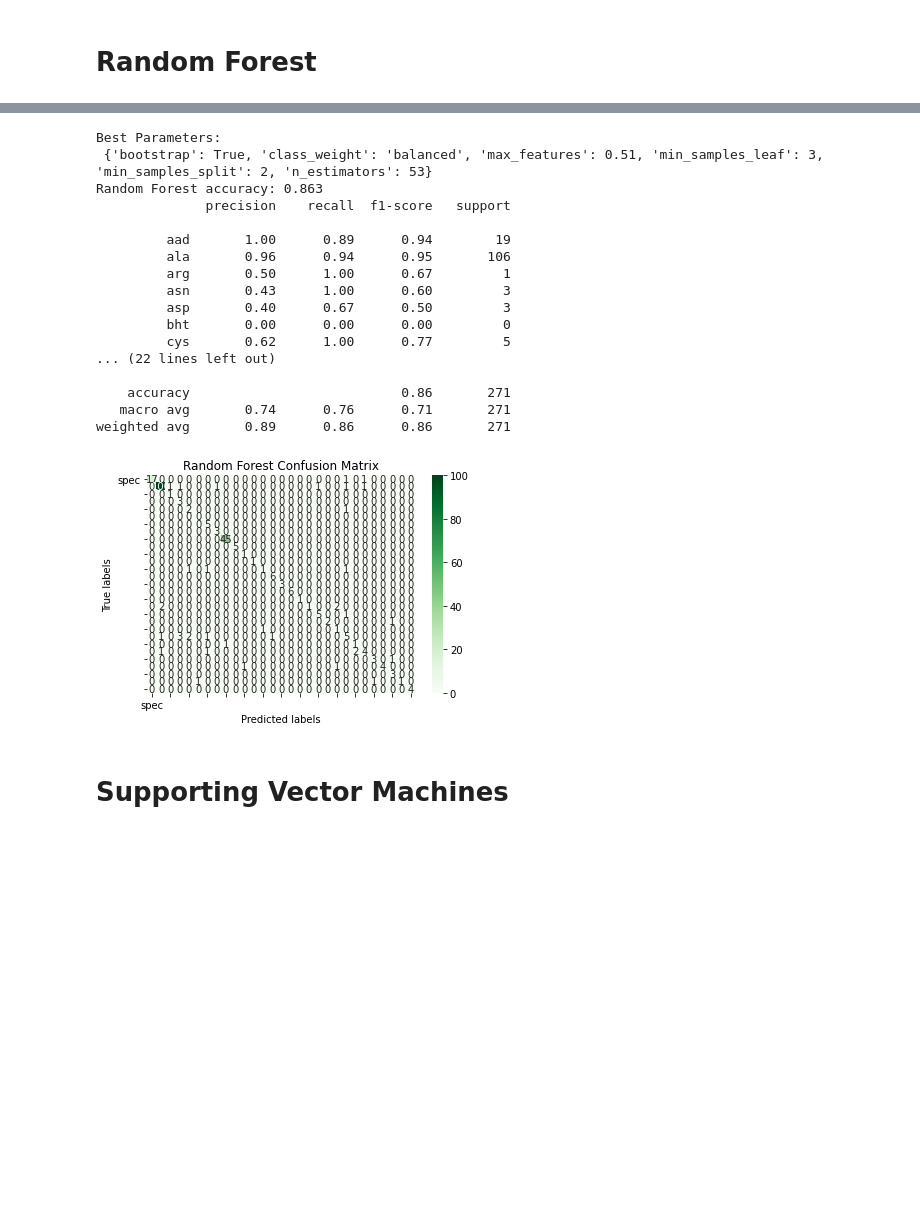
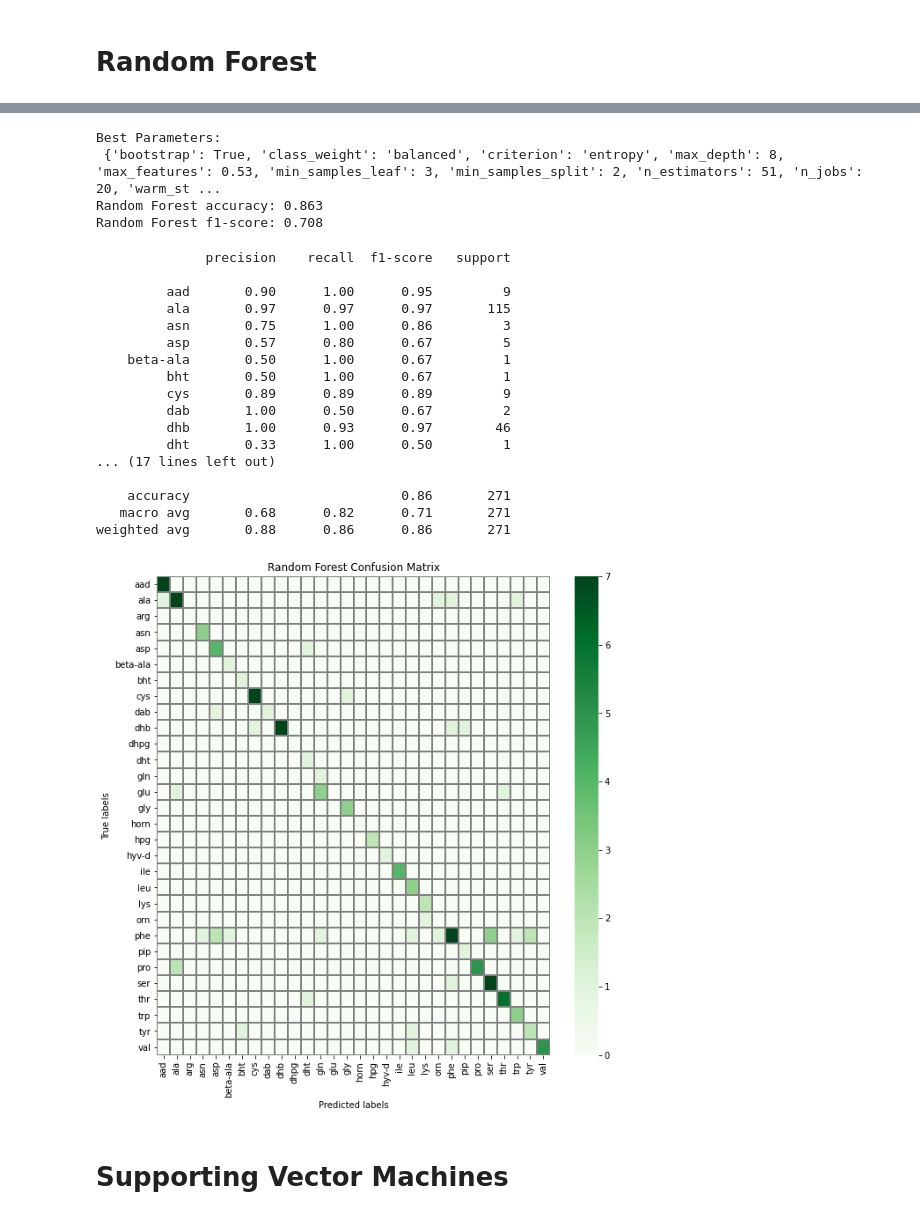
Before and after one commit to prometneus/Nonribosomal-Peptides, a Jupyter notebook: NonRibosomalPeptides_ML_Models.ipynb, the cells around one changed output, grey strips where cells are left out. Cells and saved outputs as stored; diff of their text form; code cells hidden in the pictures; blank space fills up the shorter version.

```diff
--- a/NonRibosomalPeptides_ML_Models.ipynb
+++ b/NonRibosomalPeptides_ML_Models.ipynb
@@ -267,6 +236,8 @@ X_train.shape, y_train.shape
 # %%
 X_train = X_train.reshape(X_train.shape[0],-1)
 X_test =  X_test.reshape(X_test.shape[0],-1)
+# %%
+labels = sorted(set(data['spec'].unique()))
 # %% [markdown]
 # Naive Bayes
 # %%
@@ -447,12 +602,15 @@ weighted avg       0.88      0.88      0.88       271
 # Random Forest
 # %%
 # Hyperparameters search grid
-rf_param_grid = {'bootstrap': [False, True],
-         'n_estimators': [51, 52, 53, 54],
-         'max_features': [0.51, 0.52, 0.53],
-         'min_samples_leaf': [3, 4, 5],
-         'min_samples_split': [2, 3],
-         'class_weight' : ["balanced"]
+rf_param_grid = {'bootstrap': [True],
+         'n_estimators': [51],
+         'max_features': [0.53],
+         'min_samples_leaf': [3],
+         'min_samples_split': [2],
+         'class_weight' : ["balanced"],
+                 'criterion' : ['entropy'],
+                 'max_depth' : [8],
+                 'n_jobs' : [20], 'warm_start' : [True]
         }
 
 # Instantiate random forest classifier
@@ -462,8 +620,8 @@ rf_estimator = RandomForestClassifier(random_state=0)
 rf_model = GridSearchCV(estimator=rf_estimator, param_grid=rf_param_grid, cv=3, scoring='accuracy')
 
 
-kf = KFold(n_splits=7)
-results = cross_val_score(log_model, X_train, y_train, cv=kf)
+kf = KFold(n_splits=10)
+results = cross_val_score(rf_model, X_train, y_train, cv=kf)
 print('Cross Validation accuracy scores: %s' % results)
 print('Cross Validation accuracy: %.3f +/- %.3f' % (np.mean(results),np.std(results)))
 print('===================')
@@ -480,17 +638,21 @@ rf_model_best = rf_model.best_estimator_
 rf_pred = rf_model_best.predict(X_test)
 
 print('Random Forest accuracy:', round(accuracy_score(y_test, rf_pred), 3))
+print('Random Forest f1-score:', round(f1_score(y_test, rf_pred, average='macro'), 3))
 print(classification_report(y_test, rf_model_best.predict(X_test)))
 
-cm_rf = confusion_matrix(y_test, rf_pred)
+cm_rf = confusion_matrix(y_test, rf_pred, labels=labels)
 
-ax = plt.subplot()
-sns.heatmap(cm_rf, annot=True, ax = ax, fmt='g', cmap='Greens')
+k = 7
+cm_rf[cm_rf > k] = k
+
+fig, ax = plt.subplots(figsize=(10,10))
+sns.heatmap(cm_rf,  ax=ax, fmt='g', cmap='Greens',
+            xticklabels=labels, yticklabels=labels,
+            linewidth=1, linecolor='grey')
 
 # labels, title and ticks
-ax.set_xlabel('Predicted labels')
-ax.set_ylabel('True labels')
-ax.set_title('Random Forest Confusion Matrix')
-ax.xaxis.set_ticklabels(labels)
-ax.yaxis.set_ticklabels(labels, rotation=360);
+_ = ax.set_xlabel('Predicted labels')
+_ = ax.set_ylabel('True labels')
+_ = ax.set_title('Random Forest Confusion Matrix')
 # %% [output]
@@ -500,22 +662,26 @@ Cross Validation accuracy: 0.853 +/- 0.018
 ===================
 Best Parameters:
- {'bootstrap': True, 'class_weight': 'balanced', 'max_features': 0.51, 'min_samples_leaf': 3, 'min_samples_split': 2, 'n_estimators': 53}
+ {'bootstrap': True, 'class_weight': 'balanced', 'criterion': 'entropy', 'max_depth': 8, 'max_features': 0.53, 'min_samples_leaf': 3, 'min_samples_split': 2, 'n_estimators': 51, 'n_jobs': 20, 'warm_st ...
 Random Forest accuracy: 0.863
-              precision    recall  f1-score   support
-
-         aad       1.00      0.89      0.94        19
-         ala       0.96      0.94      0.95       106
-         arg       0.50      1.00      0.67         1
-         asn       0.43      1.00      0.60         3
-         asp       0.40      0.67      0.50         3
-         bht       0.00      0.00      0.00         0
-         cys       0.62      1.00      0.77         5
-... (22 lines left out)
-
-    accuracy                           0.86       271
-   macro avg       0.74      0.76      0.71       271
-weighted avg       0.89      0.86      0.86       271
+Random Forest f1-score: 0.708
+              precision    recall  f1-score   support
+
+         aad       0.90      1.00      0.95         9
+         ala       0.97      0.97      0.97       115
+         asn       0.75      1.00      0.86         3
+         asp       0.57      0.80      0.67         5
+    beta-ala       0.50      1.00      0.67         1
+         bht       0.50      1.00      0.67         1
+         cys       0.89      0.89      0.89         9
+         dab       1.00      0.50      0.67         2
+         dhb       1.00      0.93      0.97        46
+         dht       0.33      1.00      0.50         1
+... (17 lines left out)
+
+    accuracy                           0.86       271
+   macro avg       0.68      0.82      0.71       271
+weighted avg       0.88      0.86      0.86       271
-[figure, old version]
+[figure, new version]
 # %% [markdown]
 # Supporting Vector Machines
 # %%
```
Also changed, not shown: parts of 14 cells of this notebook.
